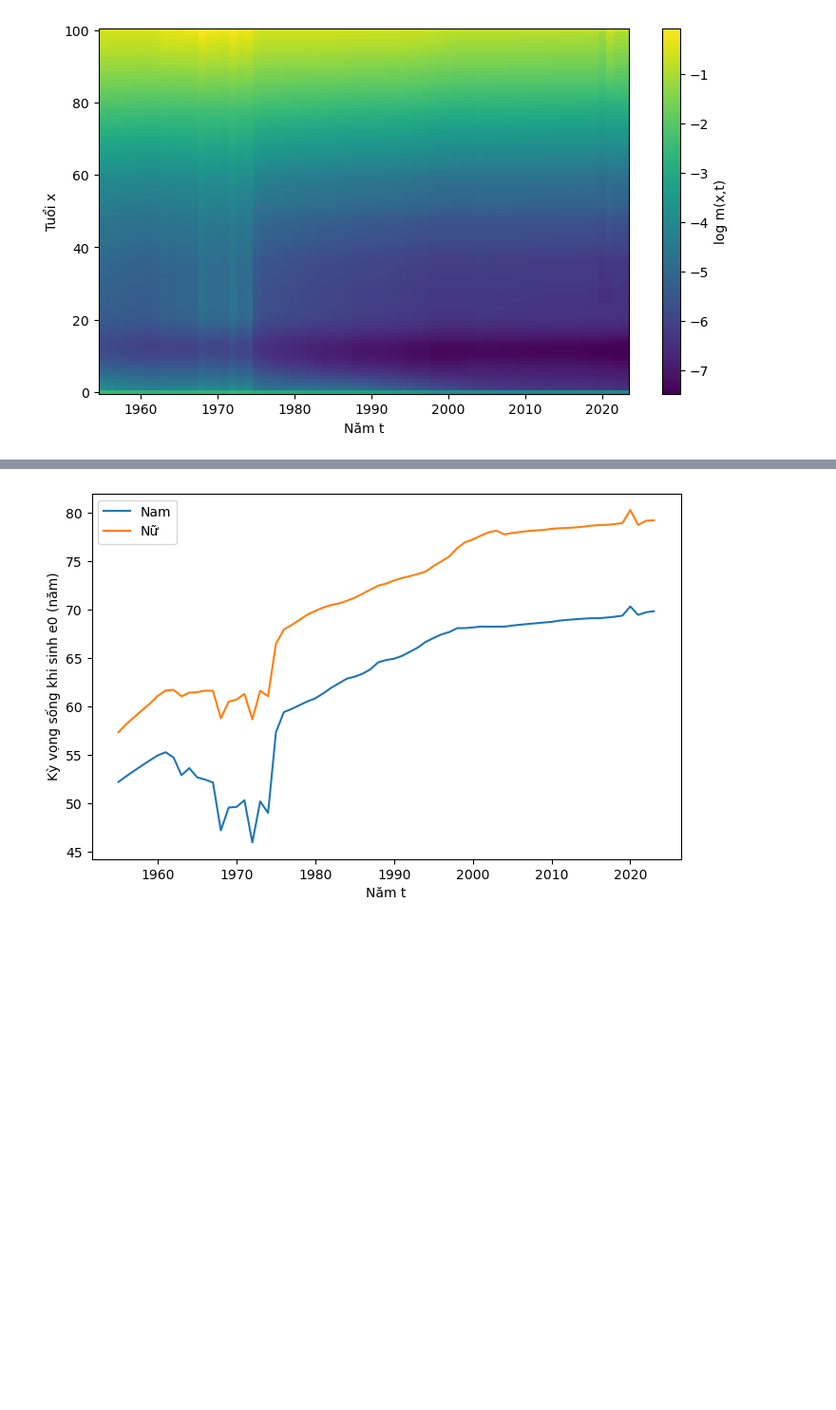
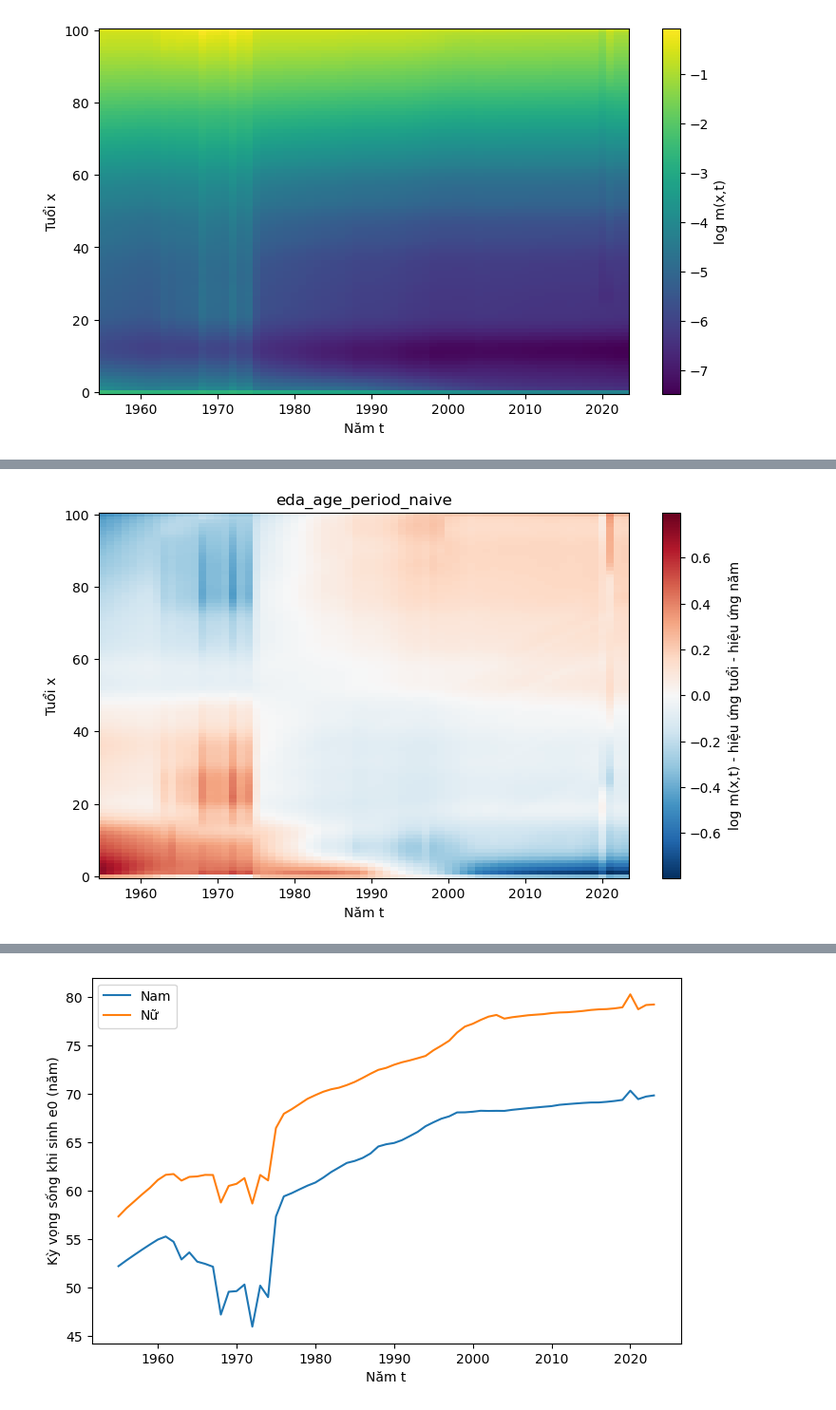
Before and after one commit to huunt2610/mortality_model, a Jupyter notebook: notebooks/02_eda_vietnam_mortality.ipynb, the cells around one changed output, grey strips where cells are left out. Shown at 95% size. Cells and saved outputs as stored; diff of their text form; code cells hidden in the pictures; blank space fills up the shorter version.

```diff
--- a/notebooks/02_eda_vietnam_mortality.ipynb
+++ b/notebooks/02_eda_vietnam_mortality.ipynb
@@ -231,0 +479,9 @@ plot_mortality_improvement_by_age(mx_total, y0, y1)
+# %%
+from src.evaluation.cohort import age_period_residual
+from src.visualization.plots import plot_residual_heatmap
+
+resid = age_period_residual(mx_total)
+plot_residual_heatmap(resid, model="eda_age_period_naive",
+                       ylabel="log m(x,t) - hiệu ứng tuổi - hiệu ứng năm")
+# %% [output]
+[figure, added]
```
Also changed, not shown: parts of 30 cells of this notebook, 12 other files.
